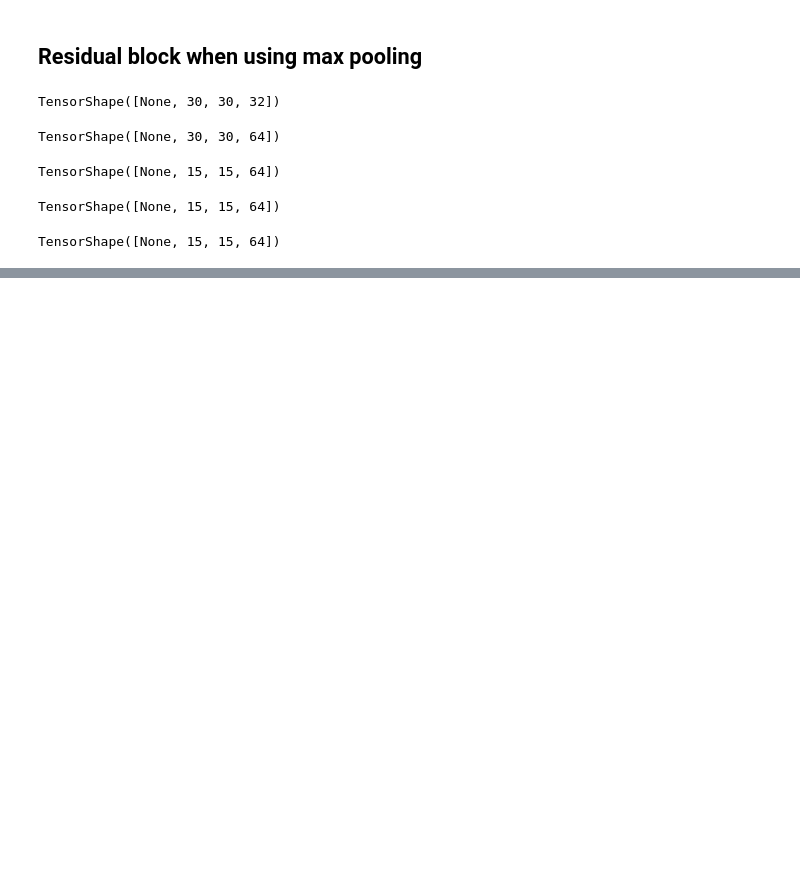
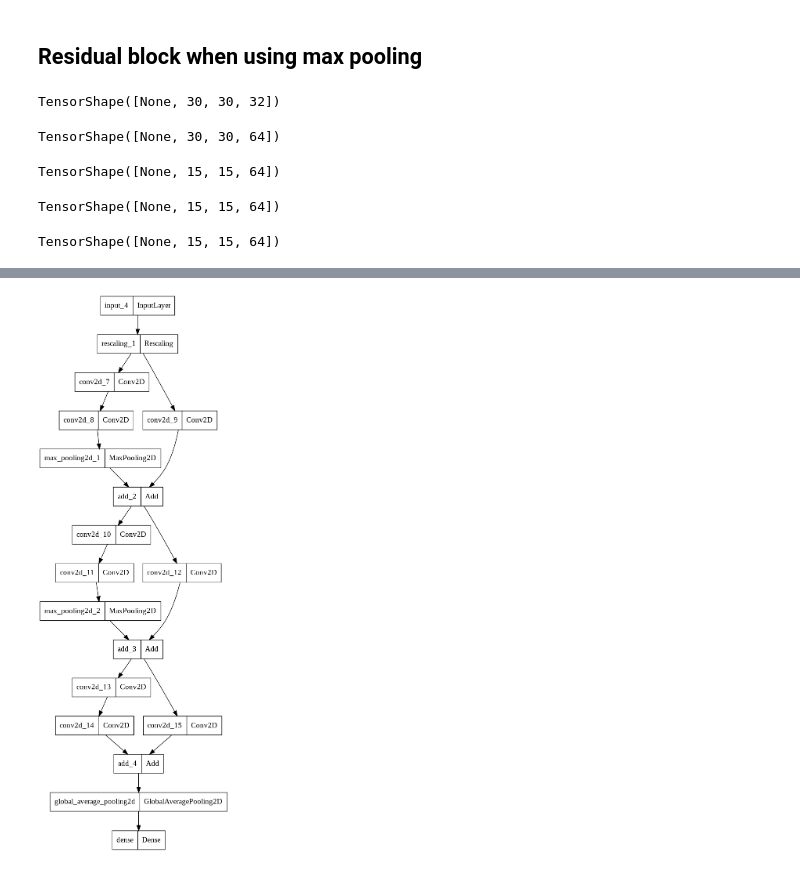
Before and after one commit to santoshrsarangi/tensorflow, a Jupyter notebook: architecture-patterns/1_residual_connection.ipynb, the cells around one changed output, grey strips where cells are left out. Saved outputs shown, nothing was run; the diff lists cells and outputs as text; code cells hidden in the pictures; blank space fills up the shorter version.

Commit message:
Scenarios for using max pooling and without. Scenario when filter size changes

```diff
--- a/architecture-patterns/1_residual_connection.ipynb
+++ b/architecture-patterns/1_residual_connection.ipynb
@@ -68,0 +72,30 @@ TensorShape([None, 15, 15, 64])
+# %%
+input = keras.Input(shape=(32, 32, 3))
+
+x = layers.Rescaling (1./255)(input)
+# %%
+def get_residual_block(x, filters, pooling=False):
+
+  residual = x
+
+  x = layers.Conv2D(filters, kernel_size=3, padding="same", activation="relu")(x)
+  x = layers.Conv2D(filters, kernel_size=3, padding="same", activation="relu")(x)
+
+  if pooling:
+    x = layers.MaxPool2D(pool_size=2, padding="same")(x)
+    residual = layers.Conv2D(filters, padding="same", kernel_size=1, strides=2)(residual)
+  else:
+    residual = layers.Conv2D(filters, 1)(residual)
+
+  x = layers.add([x, residual])
+
+  return x
+# %%
+x = get_residual_block(x, filters=32, pooling=True)
+x = get_residual_block(x, filters=64, pooling=True)
+x = get_residual_block(x, filters=128, pooling=False)
+# %%
+x = layers.GlobalAveragePooling2D()(x)
+output = layers.Dense(1, activation="sigmoid")(x)
+
+model = keras.Model(input, output)
@@ -68,0 +124,4 @@ TensorShape([None, 15, 15, 64])
+# %%
+plot_model(model)
+# %% [output]
+[figure, added]
```
Also changed, not shown: parts of 4 cells of this notebook.
